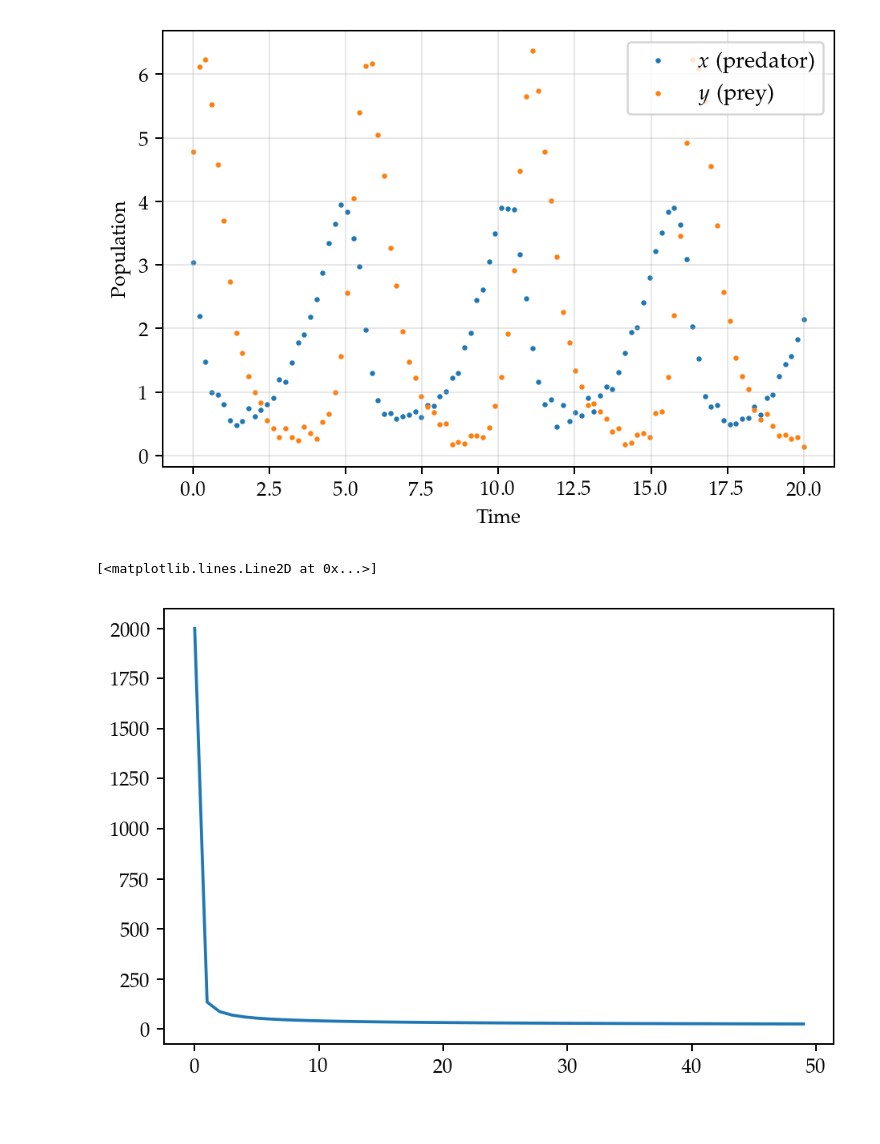
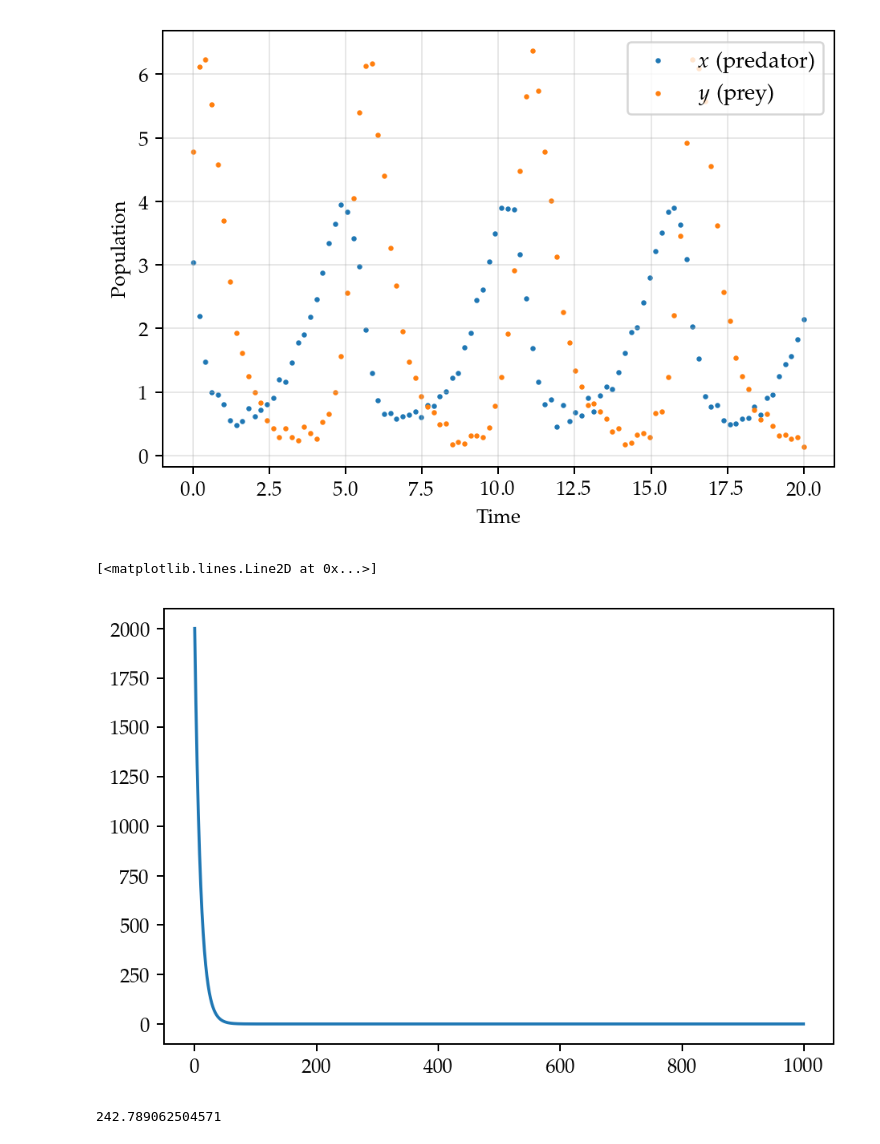
Before and after one commit to Maloup/stochastic-simulation-assignment3, a Jupyter notebook: Simulated Annealing Optimization.ipynb, the cells around one changed output. Cells and saved outputs as stored; diff of their text form; code cells hidden in the pictures.

Commit message:
Cooling schedule stuff and T_0 initialization

```diff
--- a/Simulated Annealing Optimization.ipynb
+++ b/Simulated Annealing Optimization.ipynb
@@ -30,9 +30,10 @@ plt.show()
 # %%
 import numpy as np
 T_sched2 = 1/np.linspace(0.001, 100, 50)**1.1
 T_sched =  [(2000/(1 + 20*np.log(1 + k))) for k in range(50)]
-plt.plot(T_sched)
+plt.plot([2000*0.9**k for k in range(1000)]) # geometrical cooling schedule
+#plt.plot(T_sched)
 #plt.plot(T_sched2)
 # %% [output]
 [<matplotlib.lines.Line2D at 0x...>]
-[figure, old version]
+[figure, new version]
@@ -38,0 +54,8 @@ plt.plot(T_sched)
+# %%
+s0 = [0.2, 0.5, 0.1, 2]
+print(int_cost_lotka_volterra(s0, P, t, cost=mse))
+
+Ts = np.linspace(1, 5000, 20, dtype=int)
+ratio_means, ratio_stdevs = generate_initial_temperature(Ts, s0)
+# %% [output]
+242.789062504571
```
Also changed, not shown: parts of 8 cells of this notebook, 3 other files.
